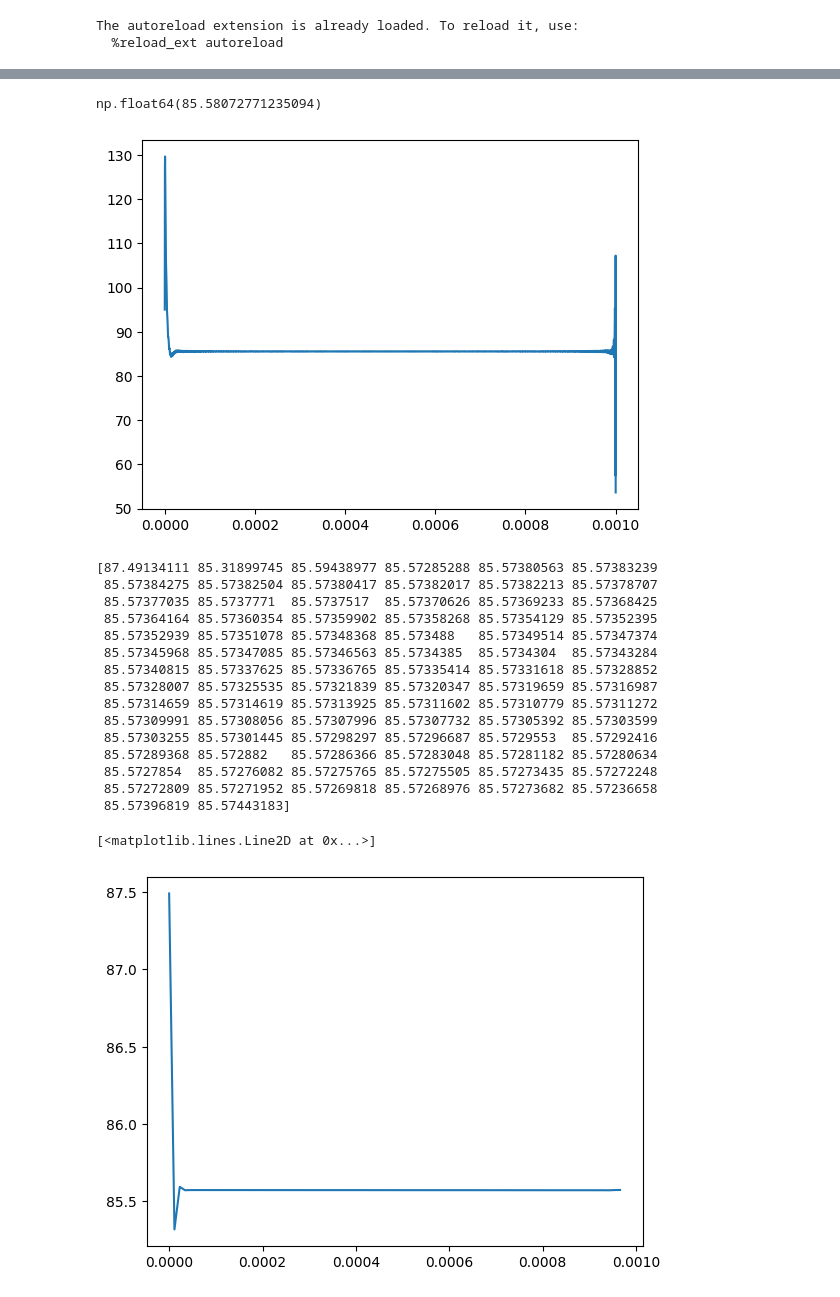
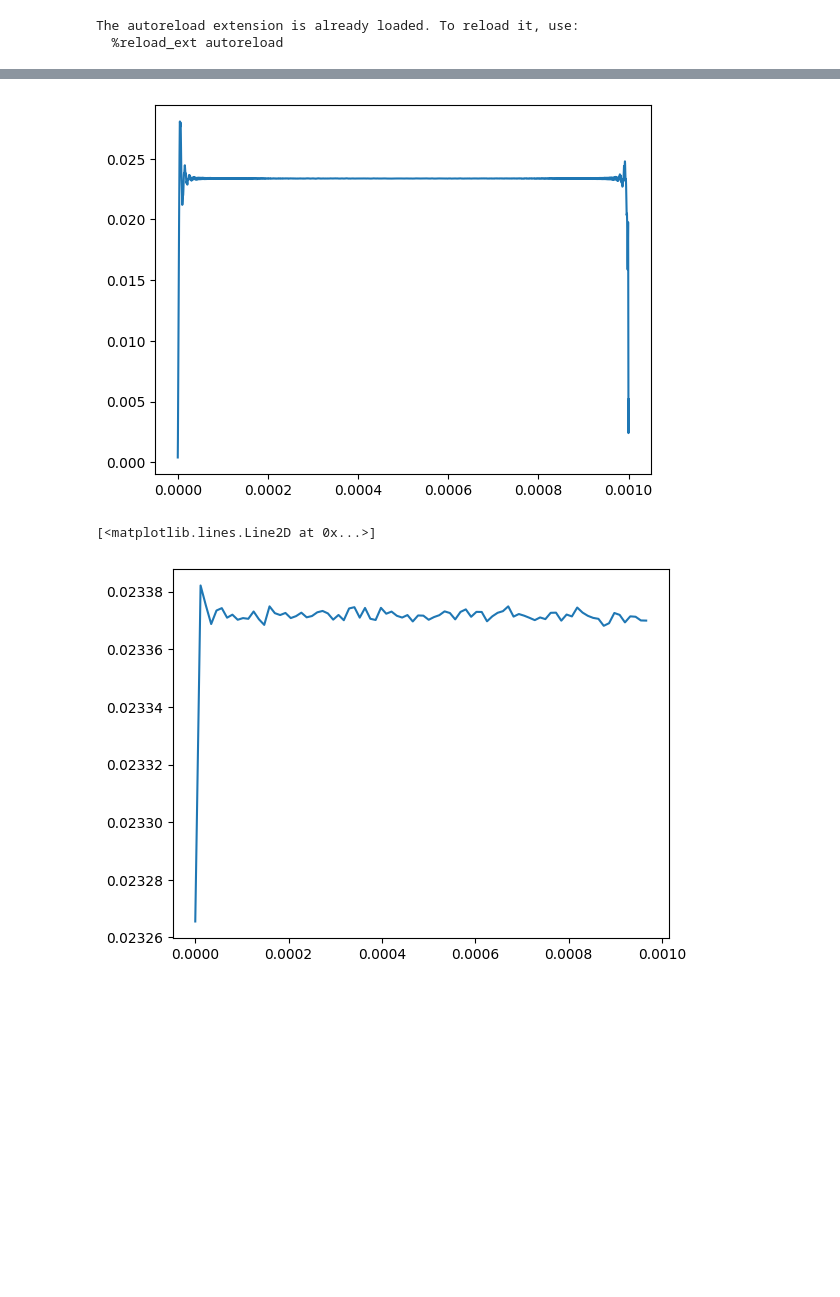
Before and after one commit to Gr-a-f/Relaxation_frequency_phase_algorithm, a Jupyter notebook: sin_sum_phantom.ipynb, the cells around one changed output, grey strips where cells are left out. Saved outputs shown, nothing was run; the diff lists cells and outputs as text; code cells hidden in the pictures; blank space fills up the shorter version.

```diff
--- a/sin_sum_phantom.ipynb
+++ b/sin_sum_phantom.ipynb
@@ -32,13 +32,13 @@ F_noise_3=200e3
 
 t = np.linspace(0, duration, int(duration * fs))
 
-U = get_U(t,F_main_real,2)+get_U(t,F_noise_1)+get_U(t,F_noise_2)+get_U(t,F_noise_3)
+U = get_sine(t,F_main_real,2)+get_sine(t,F_noise_1)+get_sine(t,F_noise_2)+get_sine(t,F_noise_3)
 # %%
-R= 100
-C= 475e-10
+R= 150
+C= 1e-12
 
-phase_real=math.degrees(np.atan(2*pi*F_main_real*R*C))
+phase_real= md.get_phase_RC_real(F_main_real,R,C)
+print(phase_real)
 
-t,I= RC_transfer(t,U,R,C)
-phase_real
+t,I= md.RC_transfer(t,U,R,C)
 # %% [output]
@@ -46,15 +46,15 @@ phase_real
 # %%
-F,V = get_spectrum3([t,U])
+F,V = md.get_spectrum3(t,U)
 
 F_peak_calc = F[np.argmax(V)]
 T=1/F_peak_calc
 
 print(F_peak_calc)
 
-T_counts=convert_to_counts(t,T)
+T_counts=md.convert_to_counts(t,T)
 
-window=T_counts*2
+window=T_counts*8
 
-show_I_U(t,I,U,0,window)
+vw.show_I_U_2(t,I,U,0,window)
 # %% [output]
 440008.81684491975
@@ -67,6 +62,6 @@ plt.plot(F,V)
 # %%
-t_f, U_f=filter_butter_bandpass(t,U,F_peak_calc,50e3)
-t_f, I_f=filter_butter_bandpass(t,I,F_peak_calc,50e3)
+t_f, U_f=md.filter_butter_bandpass(t,U,F_peak_calc,100e3,5)
+t_f, I_f=md.filter_butter_bandpass(t,I,F_peak_calc,100e3,5)
 
-show_I_U(t_f,I_f, U_f,0,window)
+vw.show_I_U_2(t_f,I_f, U_f,0,T_counts)
 # %% [output]
@@ -80,37 +69,18 @@ plt.plot(F_f,V_f)
 # %%
-time_hilbert, phase_hilbert=get_phase_hilbert(t_f, U_f, I_f)
+time_hilbert, phase_hilbert=md.get_phase_hilbert(t_f, U_f, I_f)
 
 plt.plot(time_hilbert, phase_hilbert)
 
 phase_mean=abs(np.mean(phase_hilbert))
 
 central_index=int(len(phase_hilbert)/2)
-phase_mean=phase_hilbert[central_index]
-phase_mean
+phase_mean_hilbert=phase_hilbert[central_index]
 # %% [output]
-np.float64(85.58072771235094)
-[figure, old version]
+[figure, new version]
 # %%
-times, phase_diff = get_phase_FFT(U_f, I_f, fs, F_peak_calc, n_periods=10, overlap=0.5)
-
-print (phase_diff)
-plt.plot(times, phase_diff)
+time_FFT, phase_FFT = md.get_phase_FFT(U_f, I_f, fs, F_peak_calc, n_periods=10, overlap=0.5)
+plt.plot(time_FFT, phase_FFT)
 # %% [output]
-[87.49134111 85.31899745 85.59438977 85.57285288 85.57380563 85.57383239
- 85.57384275 85.57382504 85.57380417 85.57382017 85.57382213 85.57378707
- 85.57377035 85.5737771  85.5737517  85.57370626 85.57369233 85.57368425
- 85.57364164 85.57360354 85.57359902 85.57358268 85.57354129 85.57352395
- 85.57352939 85.57351078 85.57348368 85.573488   85.57349514 85.57347374
- 85.57345968 85.57347085 85.57346563 85.5734385  85.5734304  85.57343284
- 85.57340815 85.57337625 85.57336765 85.57335414 85.57331618 85.57328852
- 85.57328007 85.57325535 85.57321839 85.57320347 85.57319659 85.57316987
- 85.57314659 85.57314619 85.57313925 85.57311602 85.57310779 85.57311272
- 85.57309991 85.57308056 85.57307996 85.57307732 85.57305392 85.57303599
- 85.57303255 85.57301445 85.57298297 85.57296687 85.5729553  85.57292416
- 85.57289368 85.572882   85.57286366 85.57283048 85.57281182 85.57280634
- 85.5727854  85.57276082 85.57275765 85.57275505 85.57273435 85.57272248
- 85.57272809 85.57271952 85.57269818 85.57268976 85.57273682 85.57236658
- 85.57396819 85.57443183]
+[<matplotlib.lines.Line2D at 0x...>]
-[<matplotlib.lines.Line2D at 0x...>]
-[figure, old version]
+[figure, new version]
 # %%
```
Also changed, not shown: parts of 12 cells of this notebook, 1 other file.
